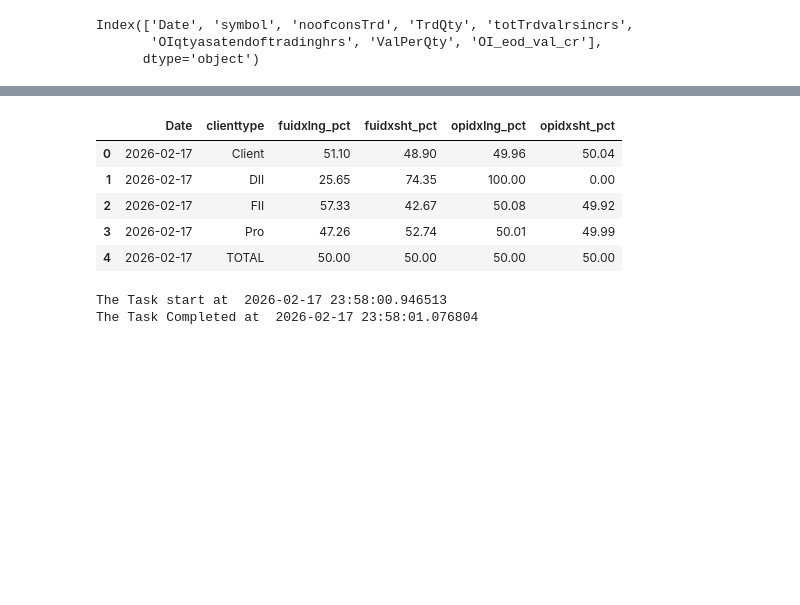
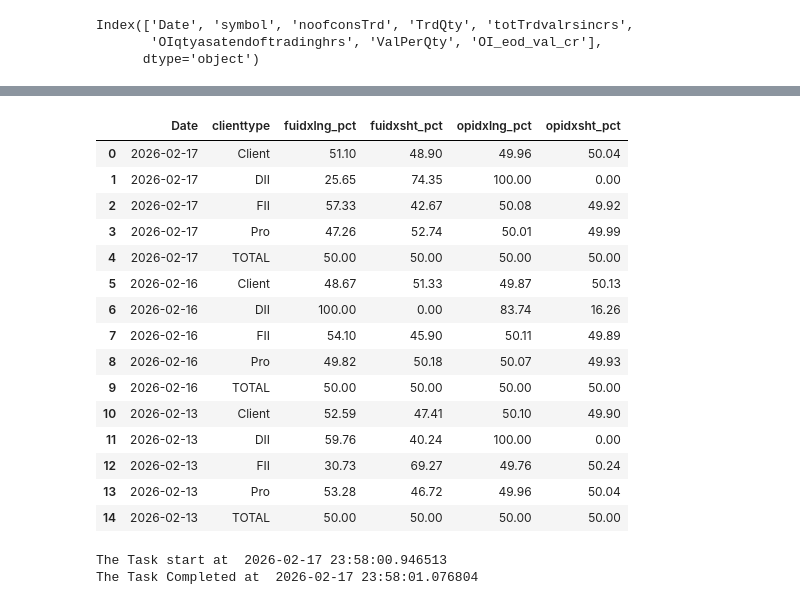
Before and after one commit to shailsun28/stockshortlisting, a Jupyter notebook: Untitled1.ipynb, the cells around one changed output, grey strips where cells are left out. Saved outputs shown, nothing was run; the diff lists cells and outputs as text; code cells hidden in the pictures; blank space fills up the shorter version.

```diff
--- a/Untitled1.ipynb
+++ b/Untitled1.ipynb
@@ -611,14 +611,24 @@ fuidx_val.head(6)
 | 4 | 2026-02-17 | FINNIFTY | 28240.741 | 198 | 11880 | 48540 | 33.55 | ... |
 | 5 | 2026-02-17 | BANKNIFTY | 61083.183 | 26536 | 796080 | 1767510 | 4862.71 | ... |
 # %%
-vol_fnoidx_pct.head()
+vol_fnoidx_pct.head(15)
 # %% [output]
 |  | Date | clienttype | fuidxlng_pct | fuidxsht_pct | opidxlng_pct | opidxsht_pct |
 | 0 | 2026-02-17 | Client | 51.10 | 48.90 | 49.96 | 50.04 |
 | 1 | 2026-02-17 | DII | 25.65 | 74.35 | 100.00 | 0.00 |
 | 2 | 2026-02-17 | FII | 57.33 | 42.67 | 50.08 | 49.92 |
 | 3 | 2026-02-17 | Pro | 47.26 | 52.74 | 50.01 | 49.99 |
 | 4 | 2026-02-17 | TOTAL | 50.00 | 50.00 | 50.00 | 50.00 |
+| 5 | 2026-02-16 | Client | 48.67 | 51.33 | 49.87 | 50.13 |
+| 6 | 2026-02-16 | DII | 100.00 | 0.00 | 83.74 | 16.26 |
+| 7 | 2026-02-16 | FII | 54.10 | 45.90 | 50.11 | 49.89 |
+| 8 | 2026-02-16 | Pro | 49.82 | 50.18 | 50.07 | 49.93 |
+| 9 | 2026-02-16 | TOTAL | 50.00 | 50.00 | 50.00 | 50.00 |
+| 10 | 2026-02-13 | Client | 52.59 | 47.41 | 50.10 | 49.90 |
+| 11 | 2026-02-13 | DII | 59.76 | 40.24 | 100.00 | 0.00 |
+| 12 | 2026-02-13 | FII | 30.73 | 69.27 | 49.76 | 50.24 |
+| 13 | 2026-02-13 | Pro | 53.28 | 46.72 | 49.96 | 50.04 |
+| 14 | 2026-02-13 | TOTAL | 50.00 | 50.00 | 50.00 | 50.00 |
 # %%
 import pandas as pd
 from datetime import datetime
```
Also changed, not shown: parts of 3 cells of this notebook.
